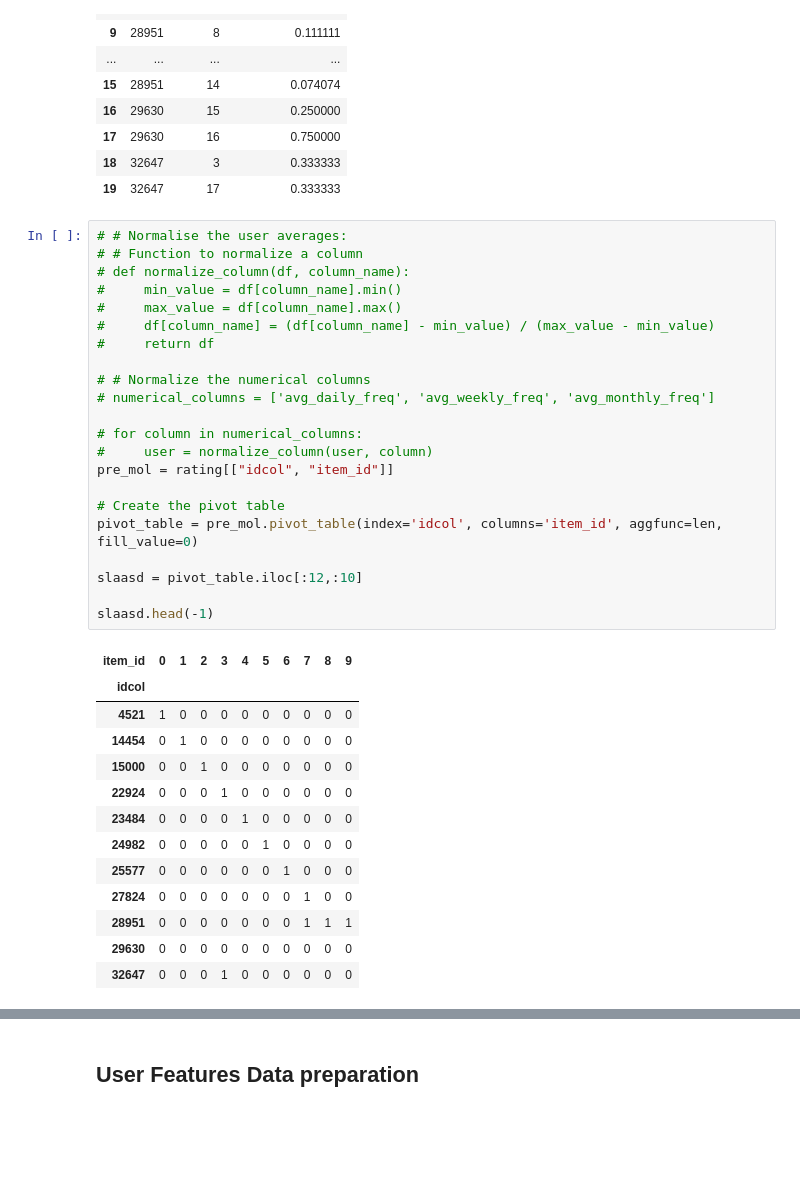
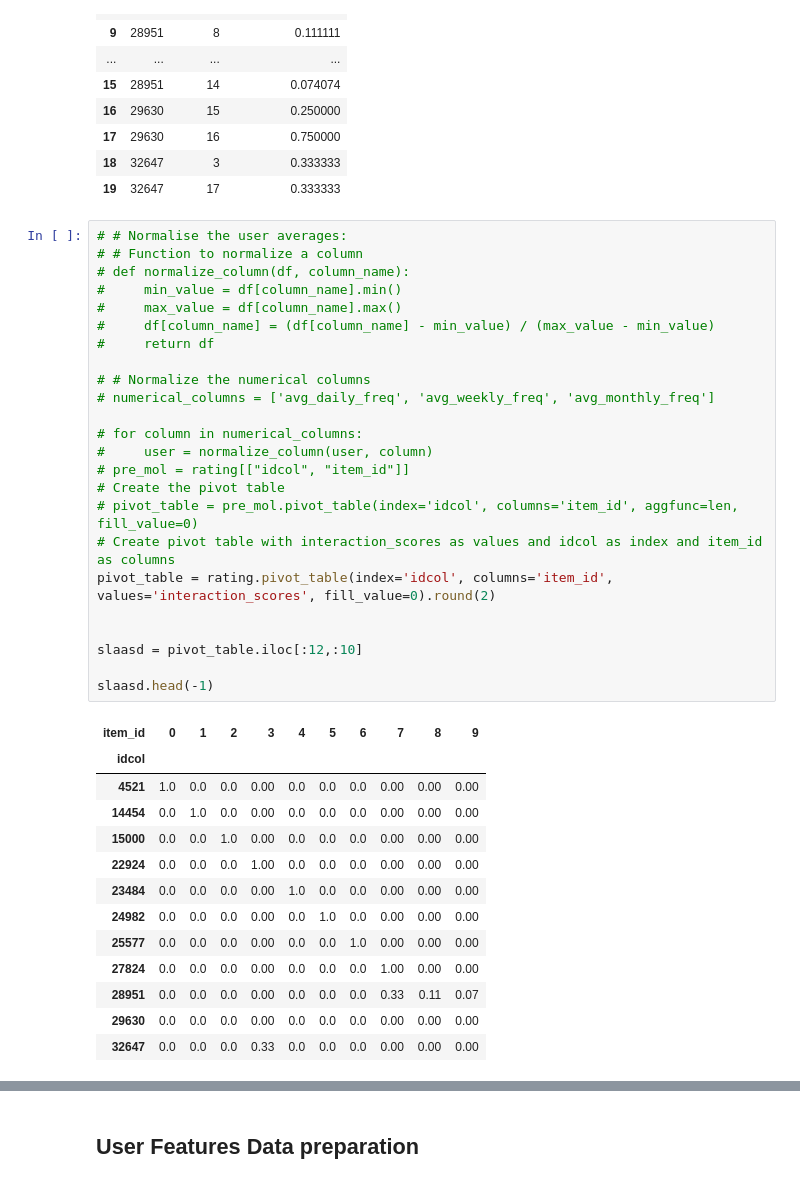
Before and after one commit to lizesteyn/FNBdataquest, a Jupyter notebook: LightFM_2.ipynb, the cells around one changed output, grey strips where cells are left out. Cells and saved outputs as stored; diff of their text form; blank space fills up the shorter version.

```diff
--- a/LightFM_2.ipynb
+++ b/LightFM_2.ipynb
@@ -581,36 +583,38 @@ rating.head(20)
 # %%
 # # Normalise the user averages:
 # # Function to normalize a column
 # def normalize_column(df, column_name):
 #     min_value = df[column_name].min()
 #     max_value = df[column_name].max()
 #     df[column_name] = (df[column_name] - min_value) / (max_value - min_value)
 #     return df
 
 # # Normalize the numerical columns
 # numerical_columns = ['avg_daily_freq', 'avg_weekly_freq', 'avg_monthly_freq']
 
 # for column in numerical_columns:
 #     user = normalize_column(user, column)
-pre_mol = rating[["idcol", "item_id"]]
+# pre_mol = rating[["idcol", "item_id"]]
+# Create the pivot table
+# pivot_table = pre_mol.pivot_table(index='idcol', columns='item_id', aggfunc=len, fill_value=0)
+# Create pivot table with interaction_scores as values and idcol as index and item_id as columns
+pivot_table = rating.pivot_table(index='idcol', columns='item_id', values='interaction_scores', fill_value=0).round(2)
 
-# Create the pivot table
-pivot_table = pre_mol.pivot_table(index='idcol', columns='item_id', aggfunc=len, fill_value=0)
 
 slaasd = pivot_table.iloc[:12,:10]
 
 slaasd.head(-1)
 # %% [output]
 | item_id | 0 | 1 | 2 | 3 | 4 | 5 | 6 | 7 | 8 | 9 |
 | idcol |  |  |  |  |  |  |  |  |  |  |
-| 4521 | 1 | 0 | 0 | 0 | 0 | 0 | 0 | 0 | 0 | 0 |
-| 14454 | 0 | 1 | 0 | 0 | 0 | 0 | 0 | 0 | 0 | 0 |
-| 15000 | 0 | 0 | 1 | 0 | 0 | 0 | 0 | 0 | 0 | 0 |
-| 22924 | 0 | 0 | 0 | 1 | 0 | 0 | 0 | 0 | 0 | 0 |
-| 23484 | 0 | 0 | 0 | 0 | 1 | 0 | 0 | 0 | 0 | 0 |
-| 24982 | 0 | 0 | 0 | 0 | 0 | 1 | 0 | 0 | 0 | 0 |
-| 25577 | 0 | 0 | 0 | 0 | 0 | 0 | 1 | 0 | 0 | 0 |
-| 27824 | 0 | 0 | 0 | 0 | 0 | 0 | 0 | 1 | 0 | 0 |
-| 28951 | 0 | 0 | 0 | 0 | 0 | 0 | 0 | 1 | 1 | 1 |
-| 29630 | 0 | 0 | 0 | 0 | 0 | 0 | 0 | 0 | 0 | 0 |
-| 32647 | 0 | 0 | 0 | 1 | 0 | 0 | 0 | 0 | 0 | 0 |
+| 4521 | 1.0 | 0.0 | 0.0 | 0.00 | 0.0 | 0.0 | 0.0 | 0.00 | 0.00 | 0.00 |
+| 14454 | 0.0 | 1.0 | 0.0 | 0.00 | 0.0 | 0.0 | 0.0 | 0.00 | 0.00 | 0.00 |
+| 15000 | 0.0 | 0.0 | 1.0 | 0.00 | 0.0 | 0.0 | 0.0 | 0.00 | 0.00 | 0.00 |
+| 22924 | 0.0 | 0.0 | 0.0 | 1.00 | 0.0 | 0.0 | 0.0 | 0.00 | 0.00 | 0.00 |
+| 23484 | 0.0 | 0.0 | 0.0 | 0.00 | 1.0 | 0.0 | 0.0 | 0.00 | 0.00 | 0.00 |
+| 24982 | 0.0 | 0.0 | 0.0 | 0.00 | 0.0 | 1.0 | 0.0 | 0.00 | 0.00 | 0.00 |
+| 25577 | 0.0 | 0.0 | 0.0 | 0.00 | 0.0 | 0.0 | 1.0 | 0.00 | 0.00 | 0.00 |
+| 27824 | 0.0 | 0.0 | 0.0 | 0.00 | 0.0 | 0.0 | 0.0 | 1.00 | 0.00 | 0.00 |
+| 28951 | 0.0 | 0.0 | 0.0 | 0.00 | 0.0 | 0.0 | 0.0 | 0.33 | 0.11 | 0.07 |
+| 29630 | 0.0 | 0.0 | 0.0 | 0.00 | 0.0 | 0.0 | 0.0 | 0.00 | 0.00 | 0.00 |
+| 32647 | 0.0 | 0.0 | 0.0 | 0.33 | 0.0 | 0.0 | 0.0 | 0.00 | 0.00 | 0.00 |
```
Also changed, not shown: parts of 7 cells of this notebook.
